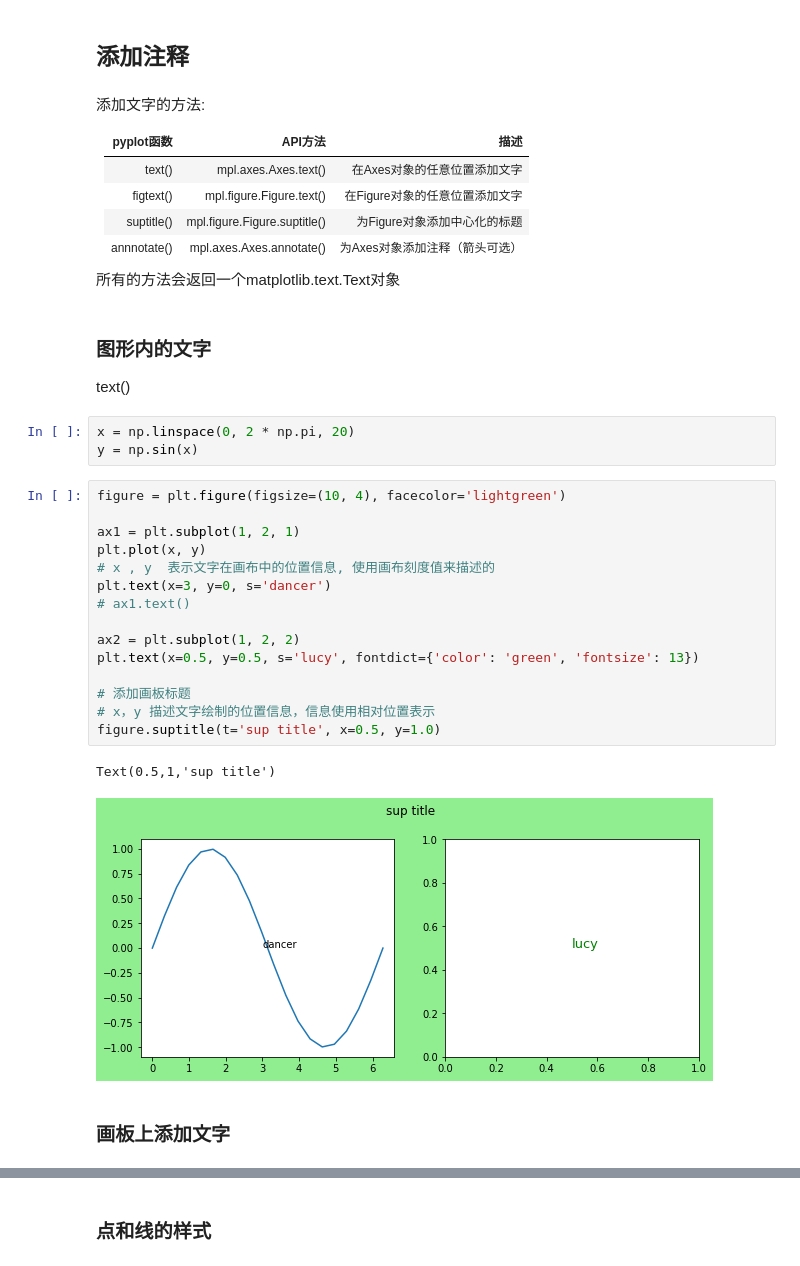
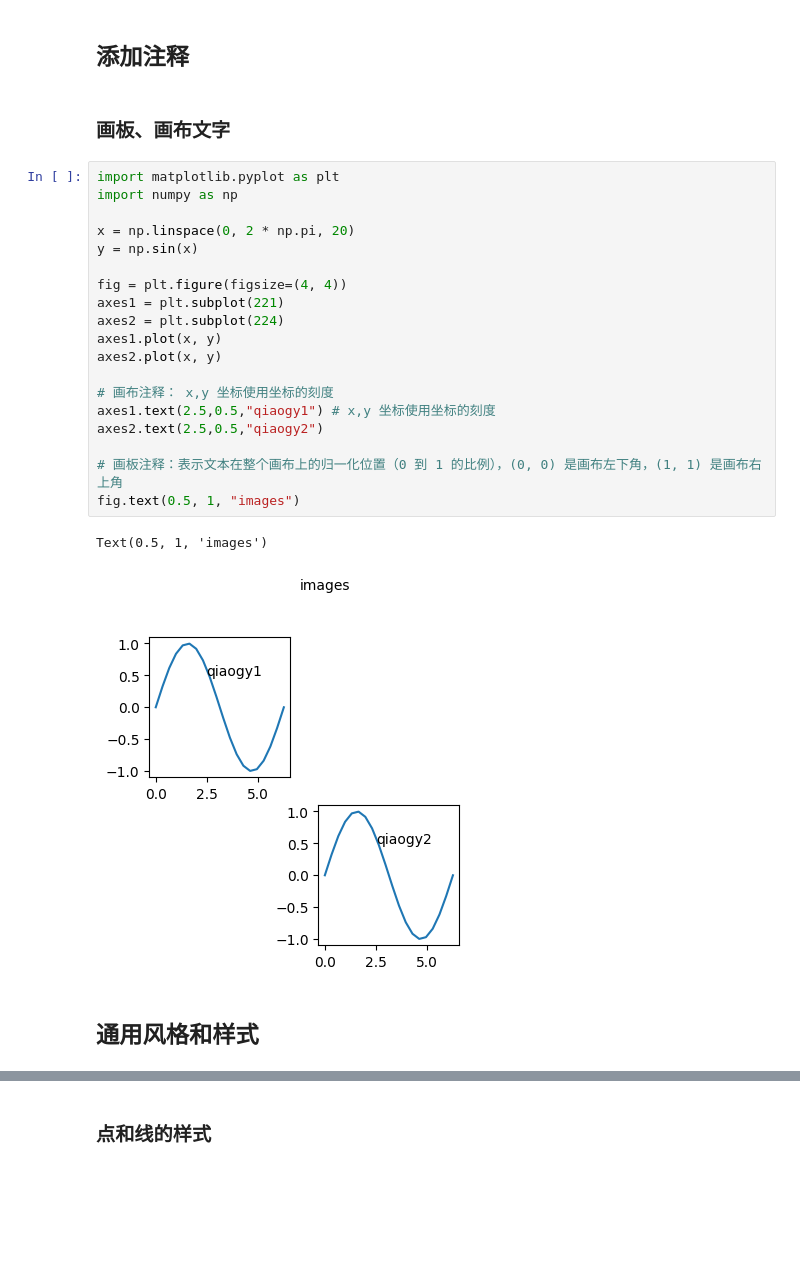
Before and after one commit to qiaogy91/pySkill, a Jupyter notebook: matplotlib绘图/Matplotlib绘图.ipynb, the cells around one changed output, grey strips where cells are left out. Saved outputs shown, nothing was run; the diff lists cells and outputs as text; blank space fills up the shorter version.

```diff
--- a/matplotlib绘图/Matplotlib绘图.ipynb
+++ b/matplotlib绘图/Matplotlib绘图.ipynb
@@ -104,41 +102,28 @@ fig.savefig("./qioagy.png", dpi=300) # dpi 为像素，像素越大保存的图
 # %% [markdown]
 ## 添加注释
-# %% [markdown]
-添加文字的方法:
-
-
-| pyplot函数     | API方法                | 描述                     |
-| :-------------: |:------------------------------:| :---------------------------------:|
-| text()       |  mpl.axes.Axes.text()       | 在Axes对象的任意位置添加文字     |
-| figtext()     |  mpl.figure.Figure.text()    |  在Figure对象的任意位置添加文字    |
-| suptitle()     | mpl.figure.Figure.suptitle() |  为Figure对象添加中心化的标题     |
-| annnotate()    |  mpl.axes.Axes.annotate()    |  为Axes对象添加注释（箭头可选）    |
-
-
-所有的方法会返回一个matplotlib.text.Text对象
-# %% [markdown]
-### 图形内的文字
-text()
-# %%
-x = np.linspace(0, 2 * np.pi, 20)
-y = np.sin(x)
-# %%
-figure = plt.figure(figsize=(10, 4), facecolor='lightgreen')
-
-ax1 = plt.subplot(1, 2, 1)
-plt.plot(x, y)
-# x , y  表示文字在画布中的位置信息, 使用画布刻度值来描述的
-plt.text(x=3, y=0, s='dancer')
-# ax1.text()
-
-ax2 = plt.subplot(1, 2, 2)
-plt.text(x=0.5, y=0.5, s='lucy', fontdict={'color': 'green', 'fontsize': 13})
-
-# 添加画板标题
-# x，y 描述文字绘制的位置信息，信息使用相对位置表示
-figure.suptitle(t='sup title', x=0.5, y=1.0)
-# %% [output]
-Text(0.5,1,'sup title')
-[figure, removed]
+# %% [markdown]
+### 画板、画布文字
+# %%
+import matplotlib.pyplot as plt
+import numpy as np
+
+x = np.linspace(0, 2 * np.pi, 20)
+y = np.sin(x)
+
+fig = plt.figure(figsize=(4, 4))
+axes1 = plt.subplot(221)
+axes2 = plt.subplot(224)
+axes1.plot(x, y)
+axes2.plot(x, y)
+
+# 画布注释： x,y 坐标使用坐标的刻度
+axes1.text(2.5,0.5,"qiaogy1") # x,y 坐标使用坐标的刻度
+axes2.text(2.5,0.5,"qiaogy2")
+
+# 画板注释：表示文本在整个画布上的归一化位置（0 到 1 的比例），(0, 0) 是画布左下角，(1, 1) 是画布右上角
+fig.text(0.5, 1, "images")
+# %% [output]
+Text(0.5, 1, 'images')
+[figure, added]
 # %% [markdown]
-### 画板上添加文字
+## 通用风格和样式
```
Also changed, not shown: parts of 19 cells of this notebook, 3 other files.
